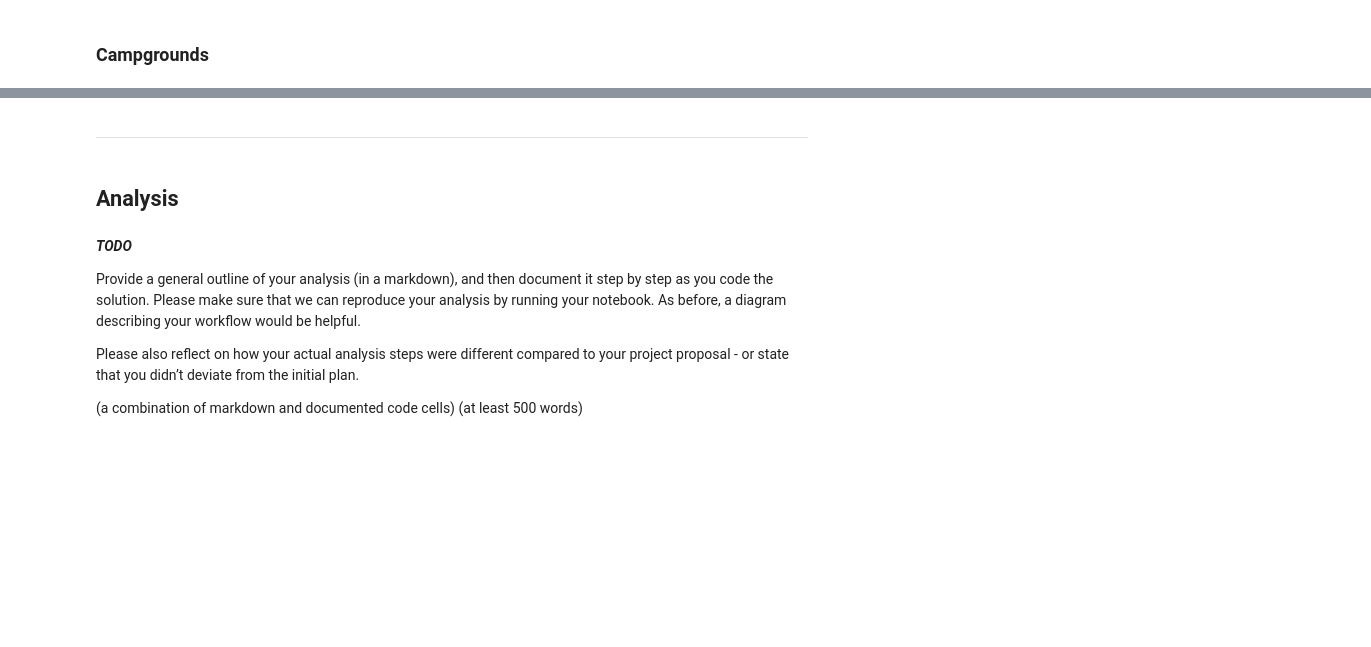
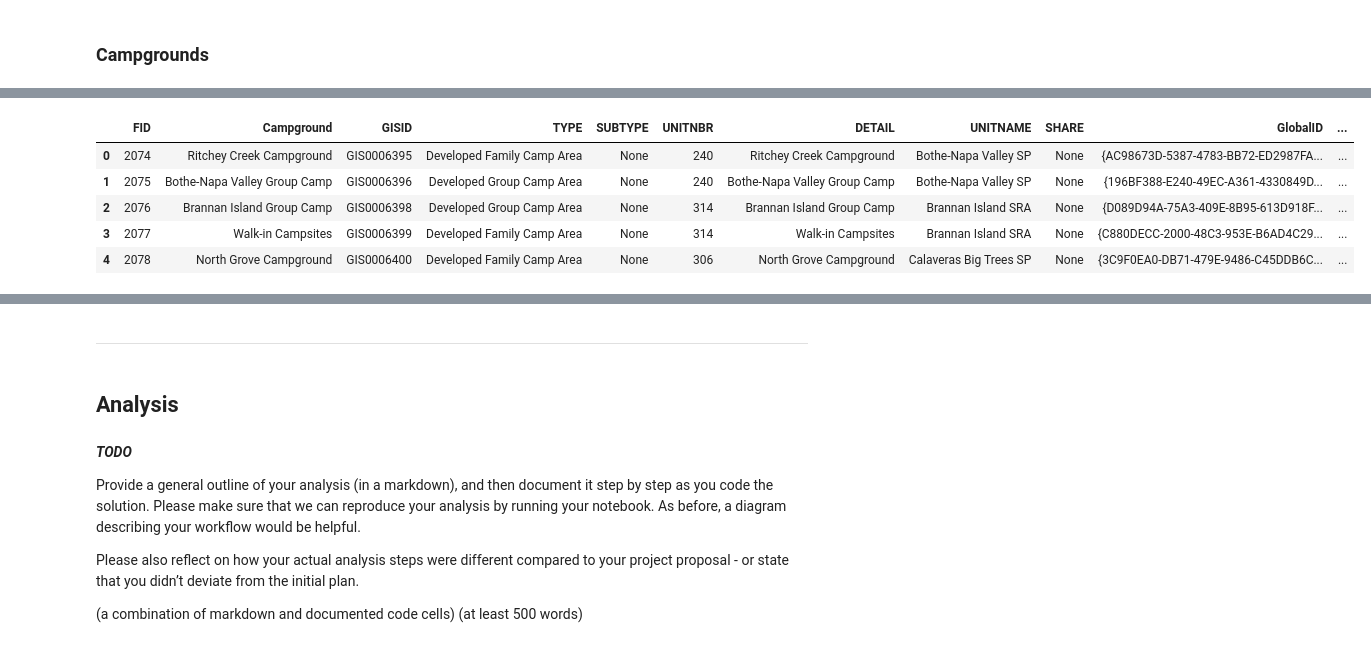
Before and after one commit to e2wang/dsc170_camping, a Jupyter notebook: DSC170_FinalProject.ipynb, the cells around one changed output, grey strips where cells are left out. Cells and saved outputs as stored; diff of their text form; code cells hidden in the pictures; blank space fills up the shorter version.

```diff
--- a/DSC170_FinalProject.ipynb
+++ b/DSC170_FinalProject.ipynb
@@ -171,0 +204,9 @@ buildings[buildings['TYPE'].isna()]
+# %%
+parking['RV Parking'] = parking['SUBTYPE'] == 'RV/Bus/Trailer'
+parking['Vehicle Parking'] = parking['SUBTYPE'] == 'Vehicle'
+parking['Boat Parking'] = parking['SUBTYPE'] == 'Boat'
+
+grouped_parking = parking.groupby('UNITNAME').agg({'RV Parking': any_true,
+                                                       'Vehicle Parking': any_true,
+                                                       'Boat Parking': any_true})
+grouped_parking.head()
@@ -173,0 +237,20 @@ buildings[buildings['TYPE'].isna()]
+# %%
+# Filter na values
+campgrounds = campgrounds[campgrounds['TYPE'].notna()]
+campgrounds = campgrounds[campgrounds['DETAIL'] != 'Proposed']
+
+# Create columns for different types of camping
+campgrounds['Primitive'] = campgrounds['TYPE'].str.contains('Primitive')
+campgrounds['Developed'] = campgrounds['TYPE'].str.contains('Developed')
+campgrounds['Horse'] = campgrounds['TYPE'] == 'Horse Camp Area'
+
+campgrounds_merged = campgrounds.merge(grouped_buildings, on='UNITNAME', how='left')
+campgrounds_merged = campgrounds.merge(grouped_parking, on='UNITNAME', how='left')
+campgrounds_merged.head()
+# %% [output]
+|  | FID | Campground | GISID | TYPE | SUBTYPE | UNITNBR | DETAIL | UNITNAME | SHARE | GlobalID | ... |
+| 0 | 2074 | Ritchey Creek Campground | GIS0006395 | Developed Family Camp Area | None | 240 | Ritchey Creek Campground | Bothe-Napa Valley SP | None | {AC98673D-5387-4783-BB72-ED2987FA... | ... |
+| 1 | 2075 | Bothe-Napa Valley Group Camp | GIS0006396 | Developed Group Camp Area | None | 240 | Bothe-Napa Valley Group Camp | Bothe-Napa Valley SP | None | {196BF388-E240-49EC-A361-4330849D... | ... |
+| 2 | 2076 | Brannan Island Group Camp | GIS0006398 | Developed Group Camp Area | None | 314 | Brannan Island Group Camp | Brannan Island SRA | None | {D089D94A-75A3-409E-8B95-613D918F... | ... |
+| 3 | 2077 | Walk-in Campsites | GIS0006399 | Developed Family Camp Area | None | 314 | Walk-in Campsites | Brannan Island SRA | None | {C880DECC-2000-48C3-953E-B6AD4C29... | ... |
+| 4 | 2078 | North Grove Campground | GIS0006400 | Developed Family Camp Area | None | 306 | North Grove Campground | Calaveras Big Trees SP | None | {3C9F0EA0-DB71-479E-9486-C45DDB6C... | ... |
```
Also changed, not shown: parts of 16 cells of this notebook, 6 other files.
